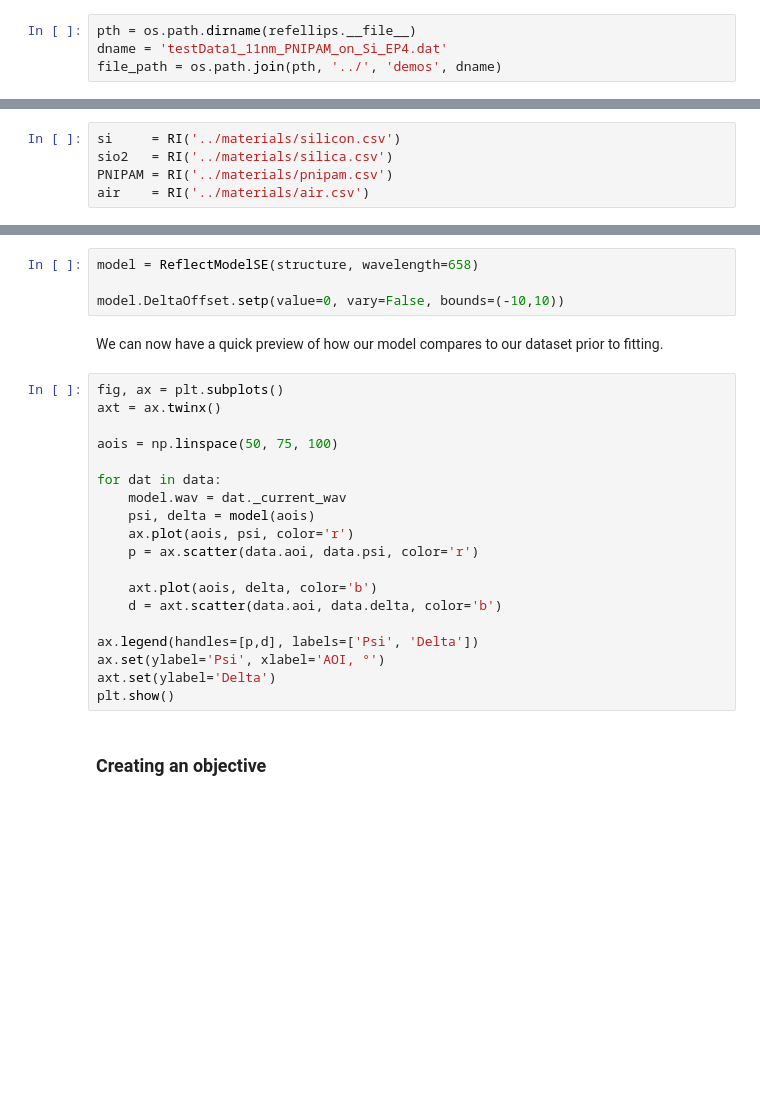
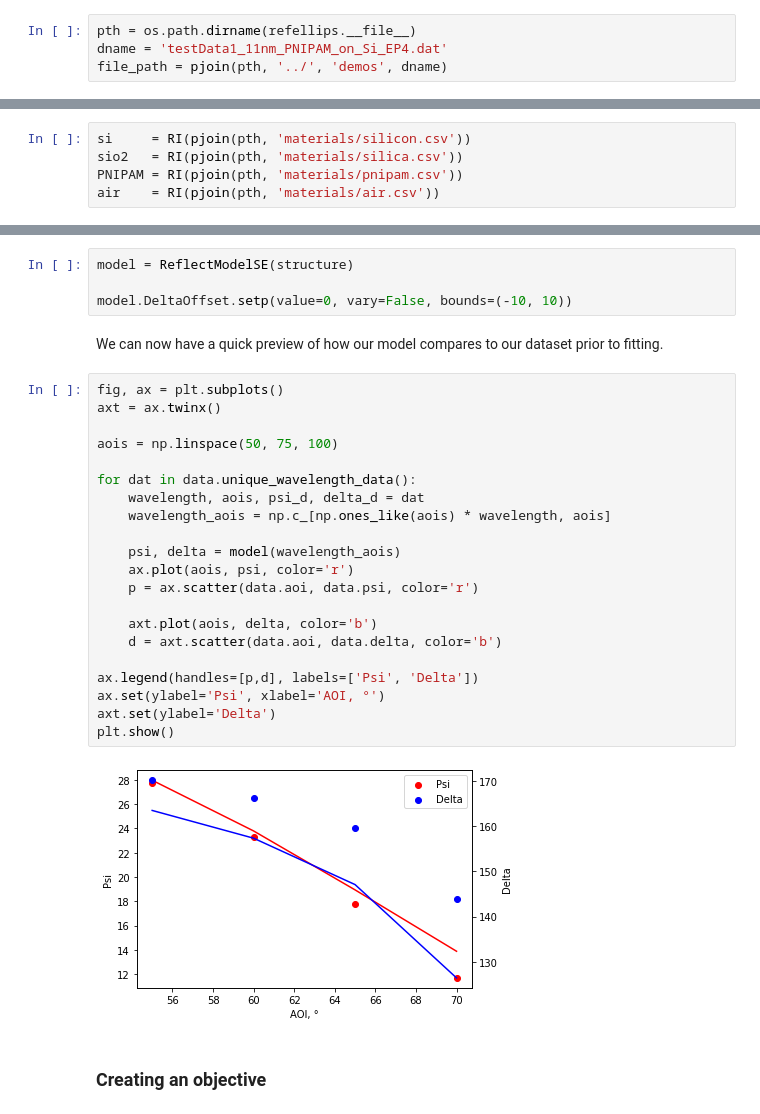
Before and after one commit to refnx/refellips, a Jupyter notebook: docs/getting_started.ipynb, the cells around one changed output, grey strips where cells are left out. Drawn from its saved outputs; the diff is of its cells as text; blank space fills up the shorter version.

```diff
--- a/docs/getting_started.ipynb
+++ b/docs/getting_started.ipynb
@@ -39,7 +43,7 @@ Alternatively, other datasets can be imported using `DataSE`. The file must be f
 # %%
 pth = os.path.dirname(refellips.__file__)
 dname = 'testData1_11nm_PNIPAM_on_Si_EP4.dat'
-file_path = os.path.join(pth, '../', 'demos', dname)
+file_path = pjoin(pth, '../', 'demos', dname)
 # %% [markdown]
 We will now use `DataSE` to import our dataset.
 # %%
@@ -53,8 +57,8 @@ We begin by loading in dispersion curves which describe the refractive index for
 
 Alternatively, users can simply provide the Cauchy parameters ($a$, $b$, $c$) for the material of interest via `RI(A = a, B = , b, C = c)` or for single wavelength measurements the refractive index ($n$) can be provided via `RI(value = n)`.
 # %%
-si     = RI('../materials/silicon.csv')
-sio2   = RI('../materials/silica.csv')
-PNIPAM = RI('../materials/pnipam.csv')
-air    = RI('../materials/air.csv')
+si     = RI(pjoin(pth, 'materials/silicon.csv'))
+sio2   = RI(pjoin(pth, 'materials/silica.csv'))
+PNIPAM = RI(pjoin(pth, 'materials/pnipam.csv'))
+air    = RI(pjoin(pth, 'materials/air.csv'))
 # %% [markdown]
@@ -80,30 +85,34 @@ structure = air(np.inf) | polymer_layer | silica_layer | si(np.inf)
 # %% [markdown]
 Finally, we can create our model. A wavelength must be provided here, however, if your ellipsometry dataset contains a wavelength that will be automatically used. We have the option to define the `DeltaOffset` parameter here.
 # %%
-model = ReflectModelSE(structure, wavelength=658)
+model = ReflectModelSE(structure)
 
-model.DeltaOffset.setp(value=0, vary=False, bounds=(-10,10))
+model.DeltaOffset.setp(value=0, vary=False, bounds=(-10, 10))
 # %% [markdown]
 We can now have a quick preview of how our model compares to our dataset prior to fitting.
 # %%
 fig, ax = plt.subplots()
 axt = ax.twinx()
 
 aois = np.linspace(50, 75, 100)
 
-for dat in data:
-    model.wav = dat._current_wav
-    psi, delta = model(aois)
+for dat in data.unique_wavelength_data():
+    wavelength, aois, psi_d, delta_d = dat
+    wavelength_aois = np.c_[np.ones_like(aois) * wavelength, aois]
+
+    psi, delta = model(wavelength_aois)
     ax.plot(aois, psi, color='r')
     p = ax.scatter(data.aoi, data.psi, color='r')
 
     axt.plot(aois, delta, color='b')
     d = axt.scatter(data.aoi, data.delta, color='b')
 
 ax.legend(handles=[p,d], labels=['Psi', 'Delta'])
 ax.set(ylabel='Psi', xlabel='AOI, °')
 axt.set(ylabel='Delta')
 plt.show()
+# %% [output]
+[figure, added]
 # %% [markdown]
 ### Creating an objective
 # %% [markdown]
```
Also changed, not shown: parts of 6 cells of this notebook, 8 other files.
